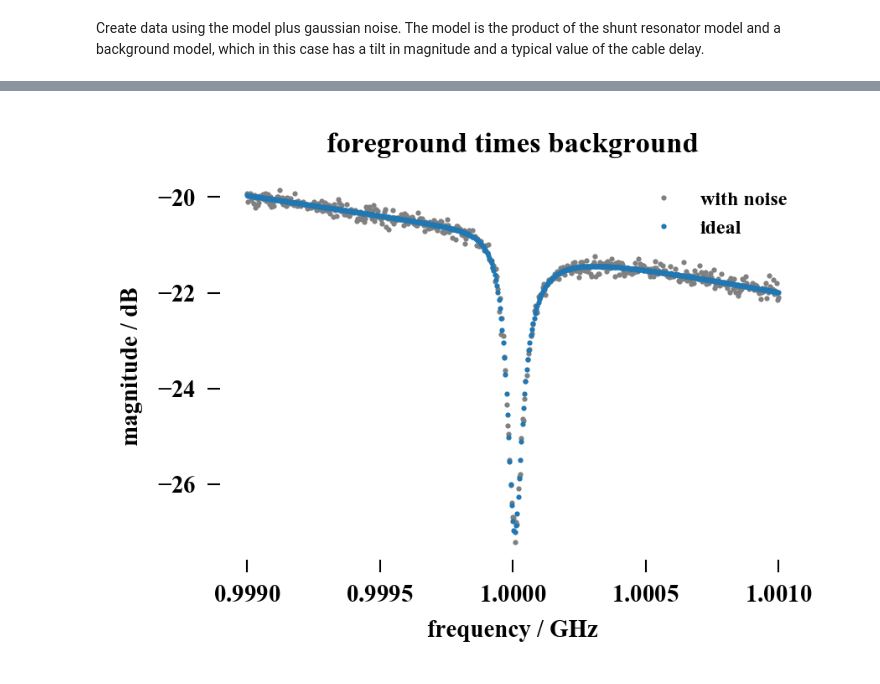
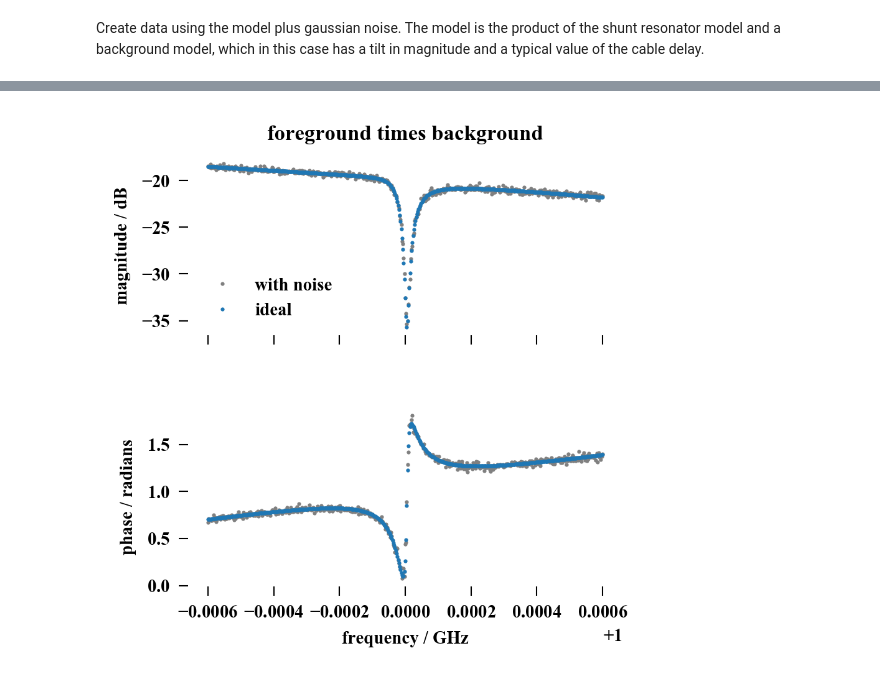
Before and after one commit to danielflanigan/resonator, a Jupyter notebook: examples/LinearShuntFitter.ipynb, the cells around one changed output, grey strips where cells are left out. Cells and saved outputs as stored; diff of their text form; code cells hidden in the pictures.

```diff
--- a/examples/LinearShuntFitter.ipynb
+++ b/examples/LinearShuntFitter.ipynb
@@ -65,10 +57,15 @@ ax.set_title('foreground times background');
 # %%
-fig, ax = plt.subplots()
-ax.set_xlabel('frequency / GHz')
-ax.set_ylabel('magnitude / dB')
-ax.plot(1e-9 * f, 20 * np.log10(np.abs(s21n)), '.', color='gray', label='with noise')
-ax.plot(1e-9 * f, 20 * np.log10(np.abs(s21)), '.', label='ideal')
-ax.legend(fontsize='xx-small')
-ax.set_title('foreground times background');
+fig, (ax_mag, ax_phase) = plt.subplots(2, 1, sharex=True, figsize=(3, 3), dpi=300)
+
+ax_mag.set_ylabel('magnitude / dB')
+ax_mag.plot(1e-9 * frequency, 20 * np.log10(np.abs(data)), '.', color='gray', label='with noise')
+ax_mag.plot(1e-9 * frequency, 20 * np.log10(np.abs(bg * fg)), '.', label='ideal')
+ax_mag.set_title('foreground times background')
+ax_mag.legend()
+
+ax_phase.set_xlabel('frequency / GHz')
+ax_phase.set_ylabel('phase / radians')
+ax_phase.plot(1e-9 * frequency, np.angle(data), '.', color='gray', label='with noise')
+ax_phase.plot(1e-9 * frequency, np.angle(bg * fg), '.', label='ideal');
 # %% [output]
-[figure, old version]
+[figure, new version]
```
Also changed, not shown: parts of 13 cells of this notebook, 12 other files.
